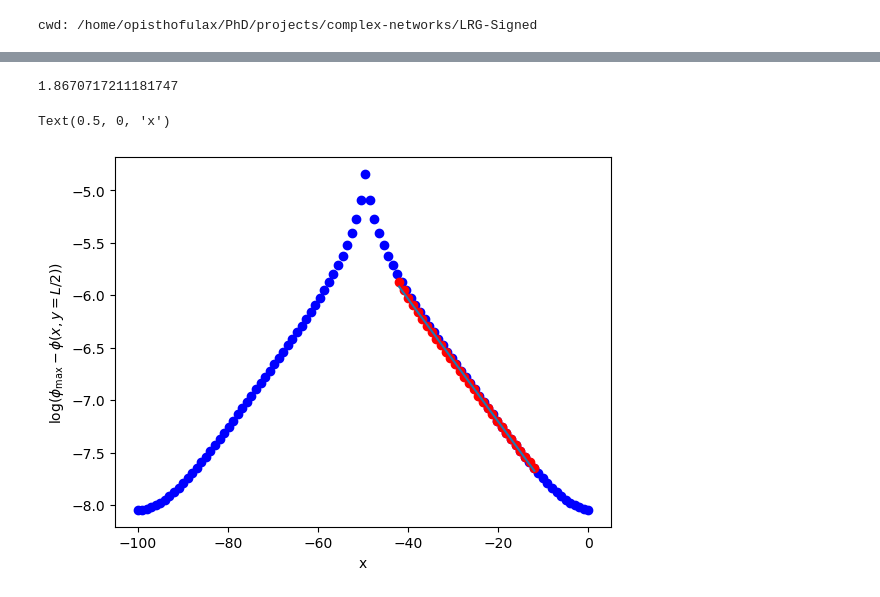
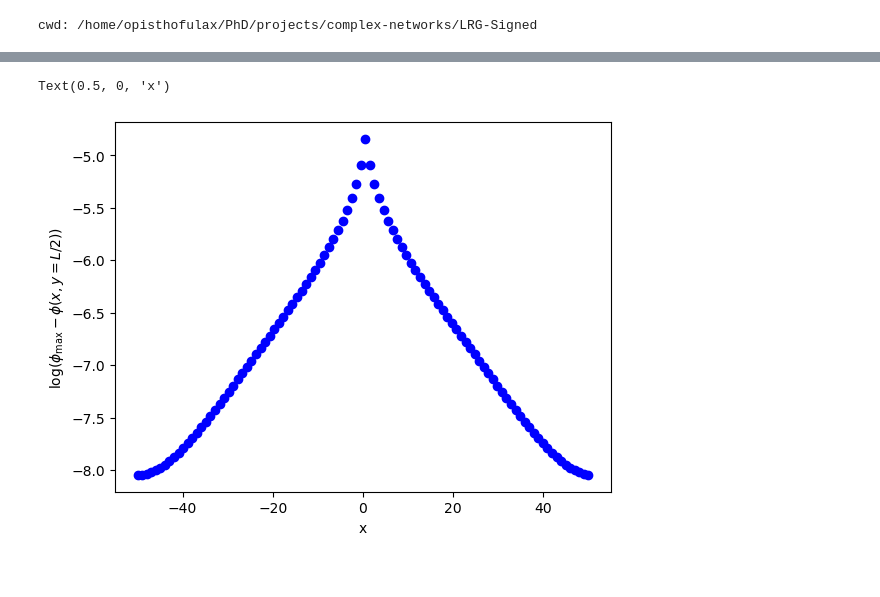
Before and after one commit to giulioiannelli/lrgsglib-public, a Jupyter notebook: notebooks/lattc2dsq_SLDynamics.ipynb, the cells around one changed output, grey strips where cells are left out. Saved outputs shown, nothing was run; the diff lists cells and outputs as text; code cells hidden in the pictures.

```diff
--- a/notebooks/lattc2dsq_SLDynamics.ipynb
+++ b/notebooks/lattc2dsq_SLDynamics.ipynb
@@ -15,33 +91,34 @@ cwd: /home/opisthofulax/PhD/projects/complex-networks/LRG-Signed
 side = 100
 eigenmode = 0
 #
-theLattice = Lattice2D(#
+theLattice1 = Lattice2D(#
     side1 = side,
     geometry = 'squared',
-
 )
-SLRG_obj = SignedLaplacianAnalysis(#
-    system = theLattice,
+SLRG_obj1 = SignedLaplacianAnalysis(#
+    system = theLattice1,
     initCond = 'all_1', # f'ground_state_{eigenmode}'
-    # pflip = 1,
     t_steps = 10,
     no_obs = 200
 )
-SLRG_obj.init_weights()
+theLattice.init_weights()
 #
 # neg_weightsG = {((i, j), (i, j+1)): -1 for i in range(SLRG_obj.system.side1)
 #                 for j in [SLRG_obj.system.side2//3, SLRG_obj.system.side2//2]}
-neg_weightsH = {(SLRG_obj.system.N//2+SLRG_obj.system.side1//2,
-                 (SLRG_obj.system.N)//2+SLRG_obj.system.side1//2+1): -1,}
+neg_weightsH = {(SLRG_obj1.system.N//2+SLRG_obj1.system.side1//2,
+                 (SLRG_obj1.system.N)//2+SLRG_obj1.system.side1//2+1): -1,}
                 #  (SLRG_obj.system.N//2+SLRG_obj.system.side1//3,
                 #  (SLRG_obj.system.N)//2+SLRG_obj.system.side1//3+1): -1,
                 #  (SLRG_obj.system.N//2+2*SLRG_obj.system.side1//3,
                 #  (SLRG_obj.system.N)//2+2*SLRG_obj.system.side1//3+1): -1}
-SLRG_obj.flip_sel_edges(neg_weightsH, 'H')
+theLattice1.flip_sel_edges(neg_weightsH, 'H')
 #
 # edges_to_flip = [(0, 1), (0, 2), (0, 3), (2, 5), (1, 12)]
 # neg_weights = {e: -1 for e in edges_to_flip}
 # SLRG_obj.flip_sel_edges(neg_weights)
 #
-SLRG_obj.flip_random_fract_edges()
+# theLattice.flip_random_fract_edges()
+#
+theLattice1.compute_k_eigvV()
+theLattice1.rescaled_signed_laplacian()
 # %%
@@ -57,3 +182,6 @@ SLRG_obj.laplacian_dynamics_init(
 # %%
-initial_state = SLRG_obj.status_array.reshape(SLRG_obj.system.syshape)
-eigen_state = SLRG_obj.eigV.T[eigenmode].reshape(SLRG_obj.system.syshape)
+initial_state = SLRG_obj.field.reshape(SLRG_obj.system.syshape)
+SLRG_obj.run_laplacian_dynamics(
+    rescaled=False,
+    saveFrames=True)
+final_state = SLRG_obj.field.reshape(SLRG_obj.system.syshape)
@@ -60,4 +190,0 @@ eigen_state = SLRG_obj.eigV.T[eigenmode].reshape(SLRG_obj.system.syshape)
-# %%
-SLRG_obj.run_laplacian_dynamics(
-    rescaled='field',
-    saveFrames=True)
@@ -108,10 +238,6 @@ vcut_halfsize = phi_plot[:, halfsize]
 critrad = np.sqrt(1.128/(np.pi*0.103))
 ball_halfsizeM = halfsize+1-critrad
 ball_halfsizeP = halfsize+1+critrad
-# %%
-critrad
-# %% [output]
-1.8670717211181747
 # %%
 from scipy.optimize import curve_fit
 from LRGSG_package.LRGSG_utils import line
@@ -124,27 +251,27 @@ params, cov = curve_fit(line, x[:idx], phi_asym[:idx])
 # %%
 fig, ax = plt.subplots()
 
 cut = phi_plot[:, halfsize]
-cutstart = len(cut)//2+8
-cutend = cutstart+30
+cutstart = len(cut)//2+20
+cutend = cutstart+50
 
 cutcut = cut[cutstart:cutend]
-x = np.linspace(cutstart, cutend, num=len(cutcut))-100
-x2 = np.linspace(0, len(cut), num=len(cut))-100
+x = np.linspace(cutstart, cutend, num=len(cutcut))-theLattice.side1//2
+x2 = np.linspace(0, len(cut), num=len(cut))-theLattice.side1//2
 ax.plot(x2, cut, 'bo')
-ax.plot(x, cutcut, 'ro')
+# ax.plot(x, cutcut, 'ro')
 params, cov = curve_fit(line, x, cutcut)
-ax.plot(x, line(x, *params))
+# ax.plot(x, line(x, *params))
 
 ax.set_ylabel(r'$\log(\phi_\max-\phi(x, y=L/2))$')
 ax.set_xlabel('x')
 # plt.xscale('symlog')
 # xx = np.linspace(0, SLRG_obj.system.side1//2)
 # ax.plot(xx+50, line(xx, *params))
 # plt.yscale('log')
 # %% [output]
 Text(0.5, 0, 'x')
-[figure, old version]
+[figure, new version]
 # %%
 -1/params[0]
 # %% [output]
```
Also changed, not shown: parts of 21 cells of this notebook, 18 other files.
